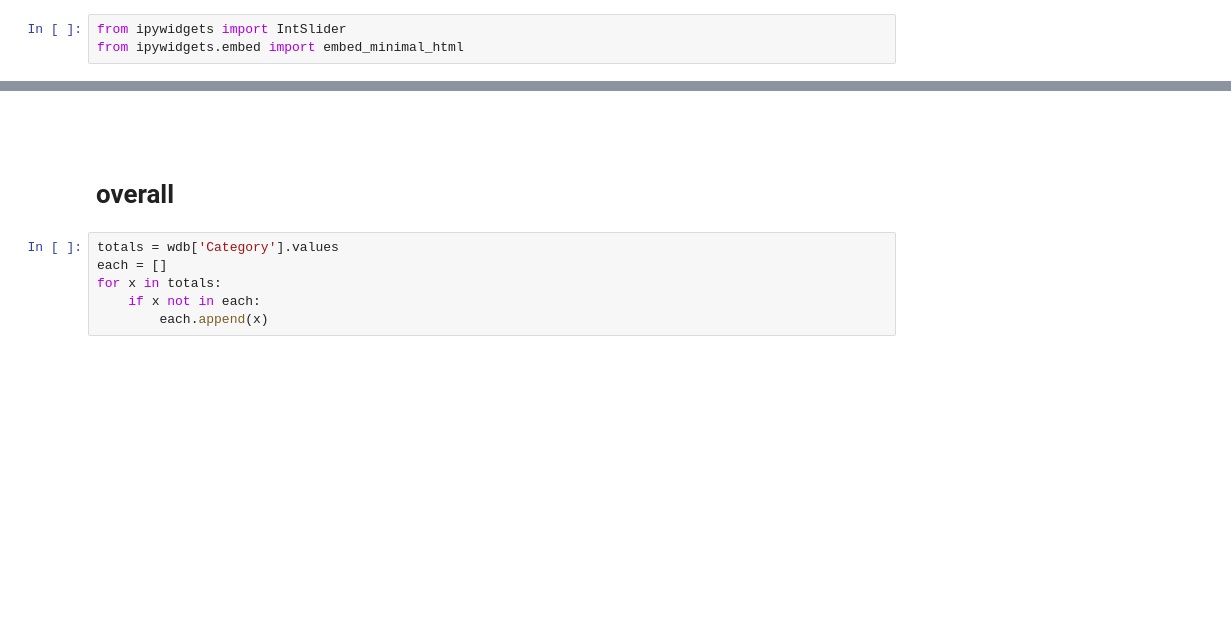
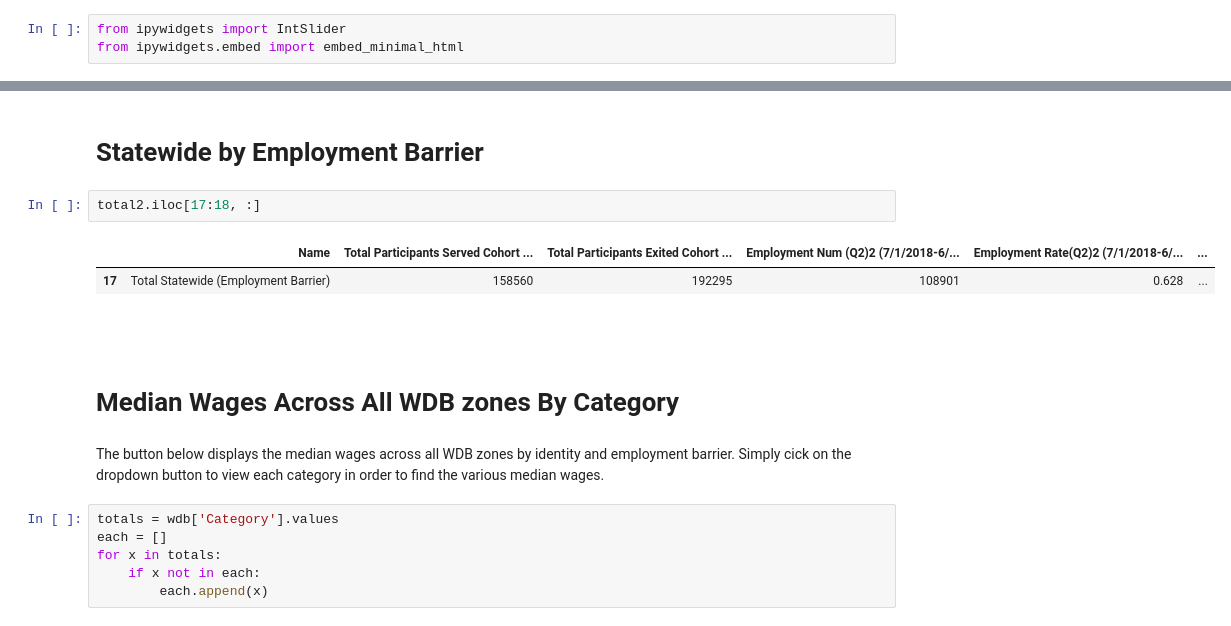
Before and after one commit to linhtpham09/cipc, a Jupyter notebook: cipc_ca.ipynb, the cells around one changed output, grey strips where cells are left out. Saved outputs shown, nothing was run; the diff lists cells and outputs as text; blank space fills up the shorter version.

```diff
--- a/cipc_ca.ipynb
+++ b/cipc_ca.ipynb
@@ -21,7 +36,16 @@ wdb = wdb.dropna(axis = 1)
+# %% [markdown]
+# Statewide by Employment Barrier
+# %%
+total2.iloc[17:18, :]
+# %% [output]
+|  | Name | Total Participants Served Cohort ... | Total Participants Exited Cohort ... | Employment Num (Q2)2 (7/1/2018-6/... | Employment Rate(Q2)2 (7/1/2018-6/... | ... |
+| 17 | Total Statewide (Employment Barrier) | 158560 | 192295 | 108901 | 0.628 | ... |
 # %% [markdown]
 #
-# %% [markdown]
-# overall
+# %% [markdown]
+# Median Wages Across All WDB zones By Category
+# %% [markdown]
+The button below displays the median wages across all WDB zones by identity and employment barrier. Simply cick on the dropdown button to view each category in order to find the various median wages.
 # %%
 totals = wdb['Category'].values
 each = []
```
Also changed, not shown: parts of 43 cells of this notebook.
